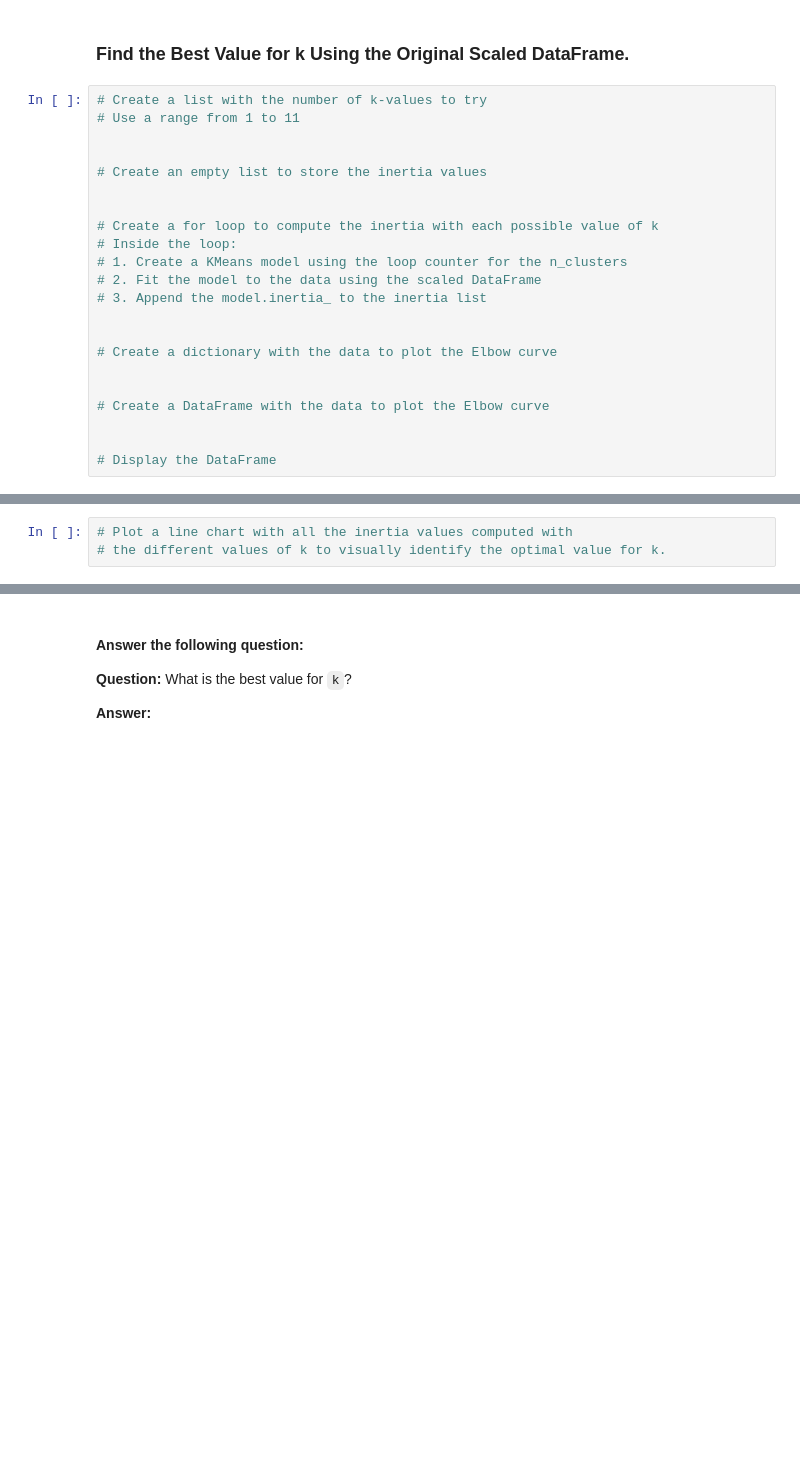
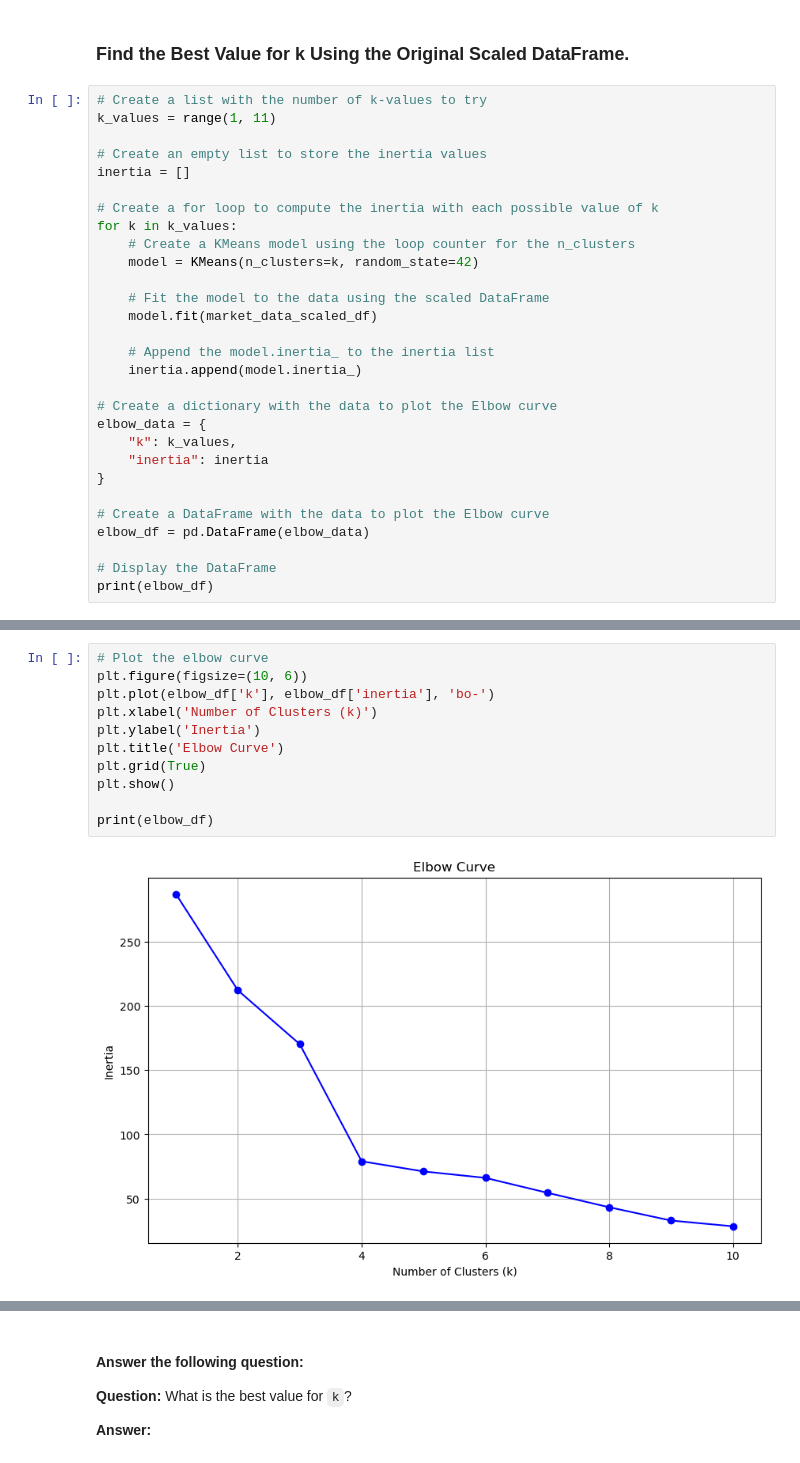
Before and after one commit to SikoticVinyl/CryptoClustering, a Jupyter notebook: Crypto_Clustering.ipynb, the cells around one changed output, grey strips where cells are left out. Cells and saved outputs as stored; diff of their text form; blank space fills up the shorter version.

Commit message:
elbow method used to locate best k value.

```diff
--- a/Crypto_Clustering.ipynb
+++ b/Crypto_Clustering.ipynb
@@ -62,24 +63,31 @@ market_data_scaled_df.head()
 ### Find the Best Value for k Using the Original Scaled DataFrame.
 # %%
 # Create a list with the number of k-values to try
-# Use a range from 1 to 11
-
+k_values = range(1, 11)
 
 # Create an empty list to store the inertia values
-
+inertia = []
 
 # Create a for loop to compute the inertia with each possible value of k
-# Inside the loop:
-# 1. Create a KMeans model using the loop counter for the n_clusters
-# 2. Fit the model to the data using the scaled DataFrame
-# 3. Append the model.inertia_ to the inertia list
+for k in k_values:
+    # Create a KMeans model using the loop counter for the n_clusters
+    model = KMeans(n_clusters=k, random_state=42)
 
+    # Fit the model to the data using the scaled DataFrame
+    model.fit(market_data_scaled_df)
+
+    # Append the model.inertia_ to the inertia list
+    inertia.append(model.inertia_)
 
 # Create a dictionary with the data to plot the Elbow curve
-
+elbow_data = {
+    "k": k_values,
+    "inertia": inertia
+}
 
 # Create a DataFrame with the data to plot the Elbow curve
-
+elbow_df = pd.DataFrame(elbow_data)
 
 # Display the DataFrame
+print(elbow_df)
 # %% [output]
@@ -97,3 +105,13 @@ market_data_scaled_df.head()
-# %%
-# Plot a line chart with all the inertia values computed with
-# the different values of k to visually identify the optimal value for k.
+# %%
+# Plot the elbow curve
+plt.figure(figsize=(10, 6))
+plt.plot(elbow_df['k'], elbow_df['inertia'], 'bo-')
+plt.xlabel('Number of Clusters (k)')
+plt.ylabel('Inertia')
+plt.title('Elbow Curve')
+plt.grid(True)
+plt.show()
+
+print(elbow_df)
+# %% [output]
+[figure, added]
```
Also changed, not shown: parts of 3 cells of this notebook.
